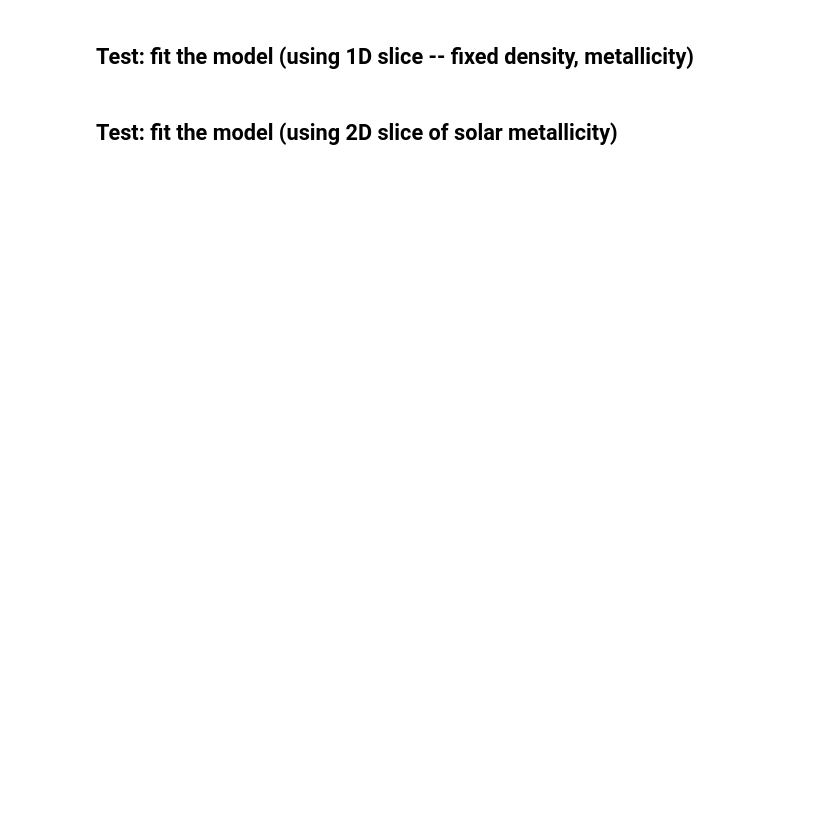
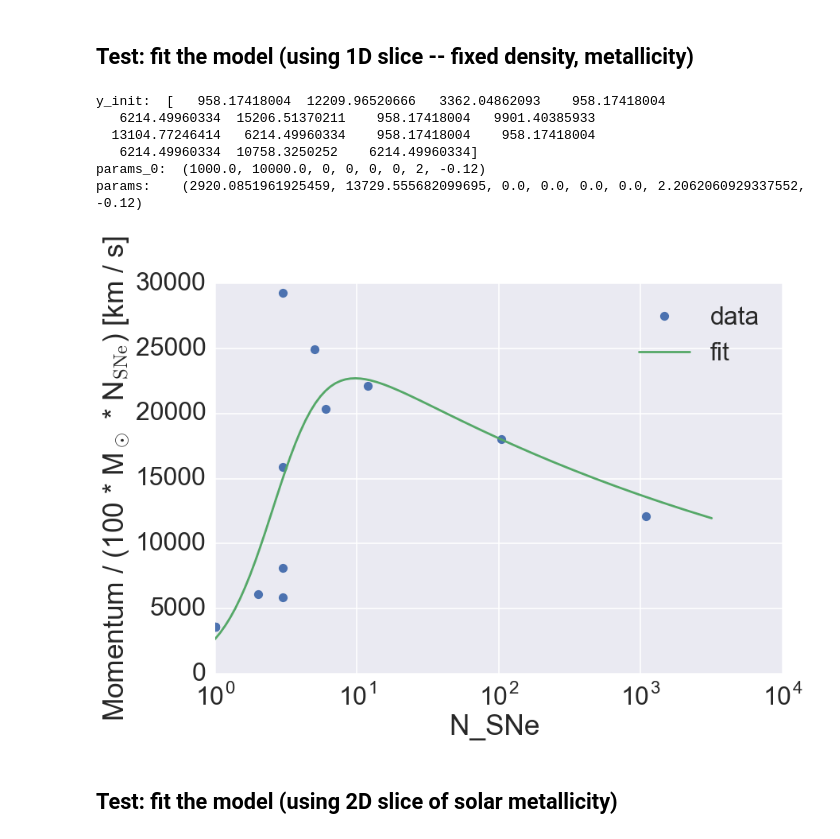
Before and after one commit to egentry/clustered_SNe, a Jupyter notebook: analysis/momentum_surface_fitting.ipynb, the cells around one changed output. Cells and saved outputs as stored; diff of their text form; code cells hidden in the pictures; blank space fills up the shorter version.

```diff
--- a/analysis/momentum_surface_fitting.ipynb
+++ b/analysis/momentum_surface_fitting.ipynb
@@ -321,49 +125,60 @@ with sns.plotting_context("poster", font_scale=2):
 # %%
 %matplotlib inline
 
-metallicity_index = np.argmax(metallicities_1D==metallicity_solar)
+metallicity_index = np.argmax(results.metallicities_1D==metallicity_solar)
 density_index = 2
-metallicity = metallicities_1D[metallicity_index]
-density     = densities_1D[density_index]
-mask = np.isclose(densities, density, atol=0) & np.isclose(metallicities, metallicity, atol=0) & usable & (momenta>0)
+metallicity = results.metallicities_1D[metallicity_index]
+density     = results.densities_1D[density_index]
+mask = np.isclose(results.densities, density, atol=0) \
+     & np.isclose(results.metallicities, metallicity, atol=0) \
+     & results.usable & (results.momenta>0)
 
 tmp_model = Momentum_Model(1e3, 1e4,
                            0, 0,
                            0, 0,
                            2, -.12)
+
 fixed = np.array([False, False,
                   True, True,
                   True, True,
                   False, True])
 
 
-y_init = tmp_model(metallicity, density, num_SNe[mask])
+y_init = tmp_model(metallicity, density, results.num_SNe[mask])
 print("y_init: ", y_init)
 
-x = (metallicities[mask],
-     densities[mask],
-     num_SNe[mask])
-y = momenta[mask]
+x = (results.metallicities[mask],
+     results.densities[mask],
+     results.num_SNe[mask])
+y = results.momenta[mask]
 popt, pcov = tmp_model.fit(x, y, fixed=fixed)
 
 print("params_0: ", tmp_model.params_0)
 print("params:   ", tmp_model.params)
 
 
 
 with sns.plotting_context("poster", font_scale=2):
-    plt.plot(num_SNe[mask], momenta[mask],
+    plt.plot(results.num_SNe[mask], results.momenta[mask],
              marker= "o", linestyle="",
              label="data")
 
     x_fit = np.logspace(0,3.5, num=100)
     y_fit = tmp_model(metallicity, density, x_fit)
     plt.plot(x_fit, y_fit,
              label="fit")
     plt.xscale("log")
     plt.legend(loc="best")
     plt.xlabel("N_SNe ")
     plt.ylabel("Momentum / (100 * M$_\odot$ * N$_\mathrm{SNe}$) [km / s]")
+# %% [output]
+y_init:  [   958.17418004  12209.96520666   3362.04862093    958.17418004
+   6214.49960334  15206.51370211    958.17418004   9901.40385933
+  13104.77246414   6214.49960334    958.17418004    958.17418004
+   6214.49960334  10758.3250252    6214.49960334]
+params_0:  (1000.0, 10000.0, 0, 0, 0, 0, 2, -0.12)
+params:    (2920.0851961925459, 13729.555682099695, 0.0, 0.0, 0.0, 0.0, 2.2062060929337552, -0.12)
+[figure, added]
 # %% [markdown]
 ## Test: fit the model (using 2D slice of solar metallicity)
 # %%
```
Also changed, not shown: parts of 11 cells of this notebook, 1 other file.
